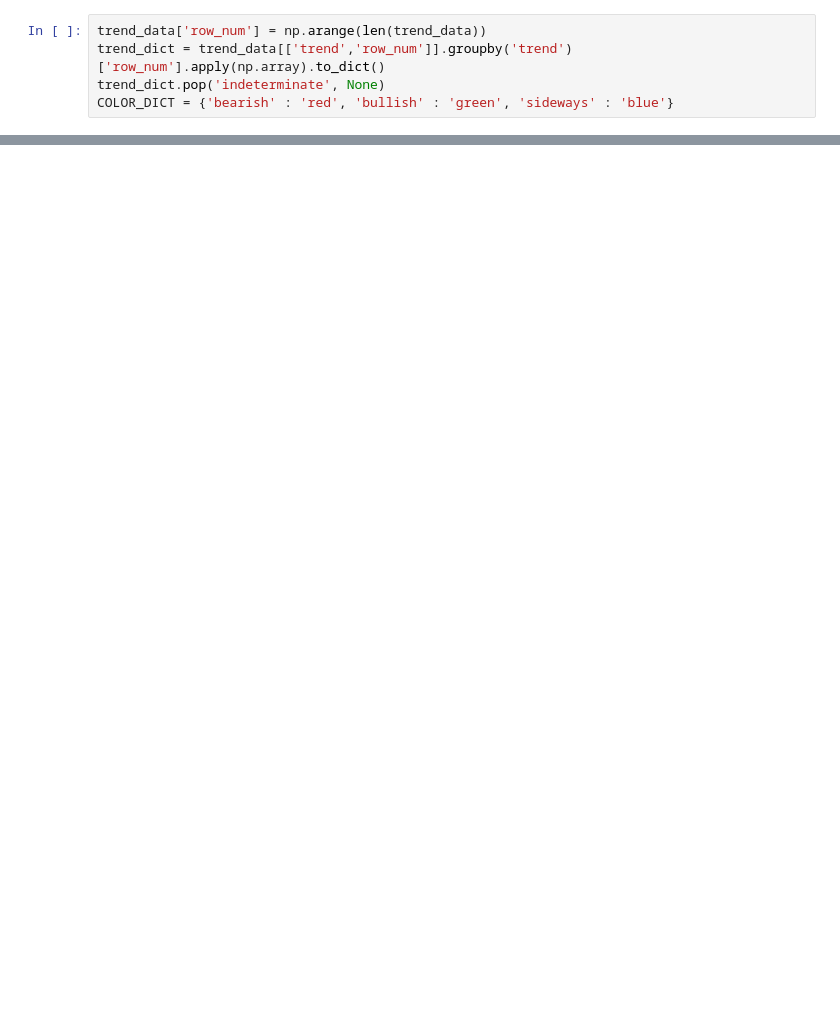
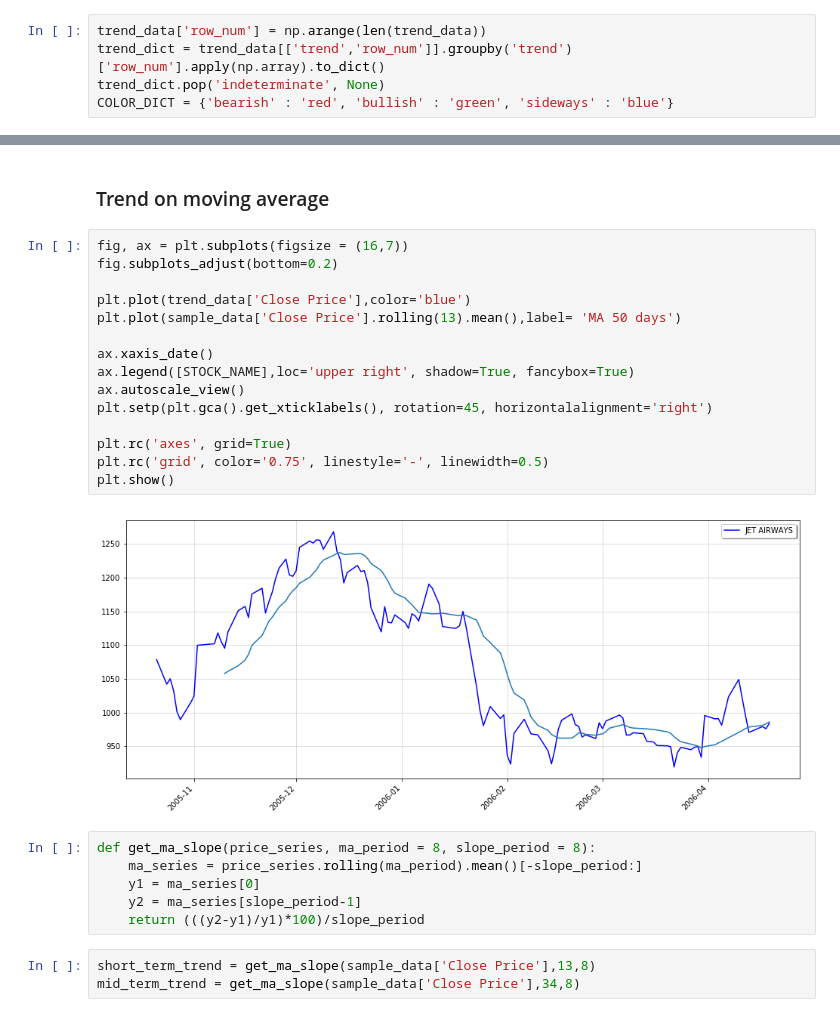
Before and after one commit to SanjotRaibagkar/AI-trading, a Jupyter notebook: Phase1-StockPrediction/Trend_Finder.ipynb, the cells around one changed output, grey strips where cells are left out. Cells and saved outputs as stored; diff of their text form; blank space fills up the shorter version.

```diff
--- a/Phase1-StockPrediction/Trend_Finder.ipynb
+++ b/Phase1-StockPrediction/Trend_Finder.ipynb
@@ -134,0 +134,28 @@ plt.show()
+# %% [markdown]
+### Trend on moving average
+# %%
+fig, ax = plt.subplots(figsize = (16,7))
+fig.subplots_adjust(bottom=0.2)
+
+plt.plot(trend_data['Close Price'],color='blue')
+plt.plot(sample_data['Close Price'].rolling(13).mean(),label= 'MA 50 days')
+
+ax.xaxis_date()
+ax.legend([STOCK_NAME],loc='upper right', shadow=True, fancybox=True)
+ax.autoscale_view()
+plt.setp(plt.gca().get_xticklabels(), rotation=45, horizontalalignment='right')
+
+plt.rc('axes', grid=True)
+plt.rc('grid', color='0.75', linestyle='-', linewidth=0.5)
+plt.show()
+# %% [output]
+[figure, added]
+# %%
+def get_ma_slope(price_series, ma_period = 8, slope_period = 8):
+    ma_series = price_series.rolling(ma_period).mean()[-slope_period:]
+    y1 = ma_series[0]
+    y2 = ma_series[slope_period-1]
+    return (((y2-y1)/y1)*100)/slope_period
+# %%
+short_term_trend = get_ma_slope(sample_data['Close Price'],13,8)
+mid_term_trend = get_ma_slope(sample_data['Close Price'],34,8)
```
Also changed, not shown: parts of 3 cells of this notebook, 3 other files.
